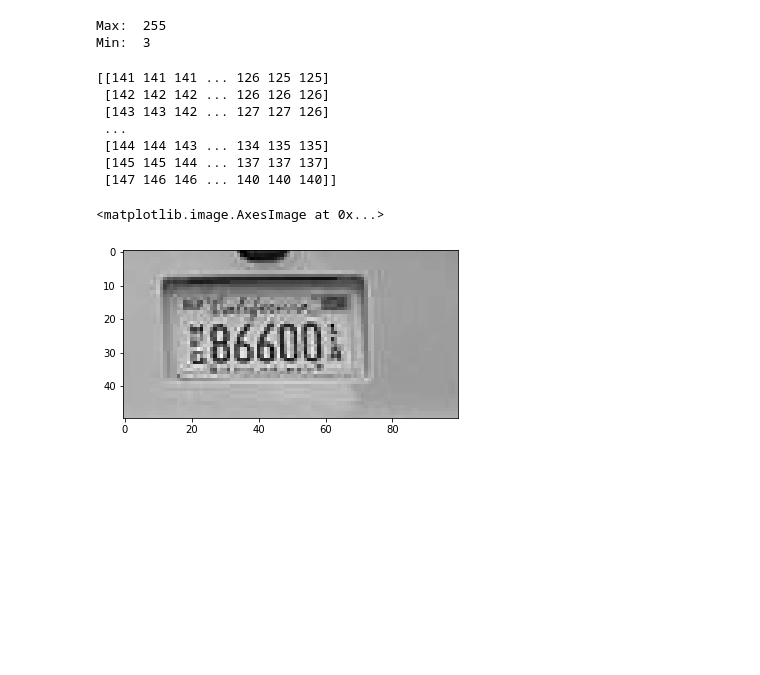
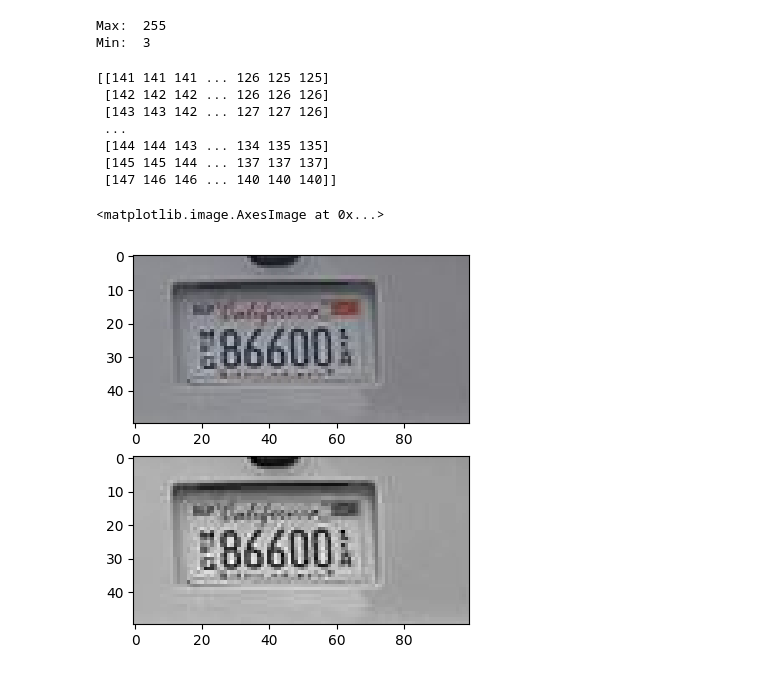
Before and after one commit to octavio-navarro/Computer-Vision, a Jupyter notebook: Notebooks/1. CV. Images as Numerical Data.ipynb, the cells around one changed output. Saved outputs shown, nothing was run; the diff lists cells and outputs as text; code cells hidden in the pictures; blank space fills up the shorter version.

```diff
--- a/Notebooks/1. CV. Images as Numerical Data.ipynb
+++ b/Notebooks/1. CV. Images as Numerical Data.ipynb
@@ -75,16 +118,20 @@ Min:  3
 # %%
 # Display a specific part of the image
 
 sub_image = gray_image[250:300, 280:380]
 print(sub_image)
-plt.imshow(sub_image, cmap='gray')
+
+f, (color_ax, gray_ax) = plt.subplots(2, 1)
+
+gray_ax.imshow(sub_image, cmap='gray')
+color_ax.imshow(image_rgb[250:300, 280:380])
 # %% [output]
 [[141 141 141 ... 126 125 125]
  [142 142 142 ... 126 126 126]
  [143 143 142 ... 127 127 126]
  ...
  [144 144 143 ... 134 135 135]
  [145 145 144 ... 137 137 137]
  [147 146 146 ... 140 140 140]]
 <matplotlib.image.AxesImage at 0x...>
-[figure, old version]
+[figure, new version]
```
Also changed, not shown: parts of 14 cells of this notebook, 7 other files.
